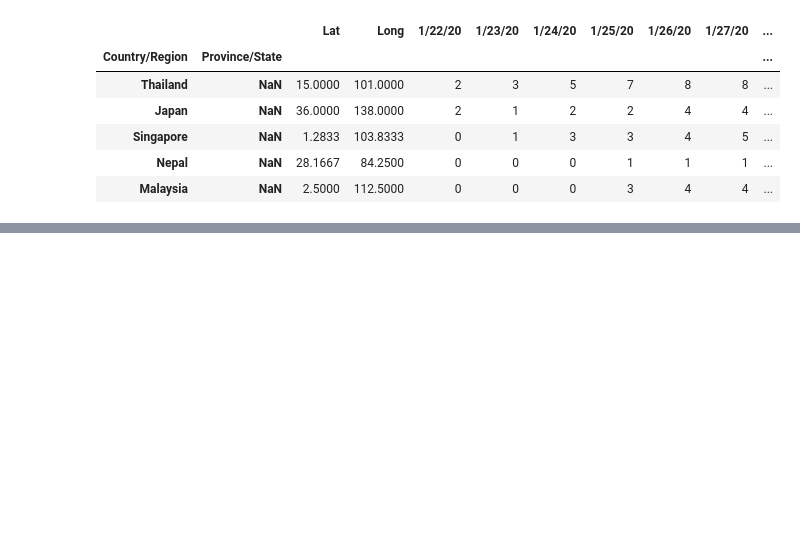
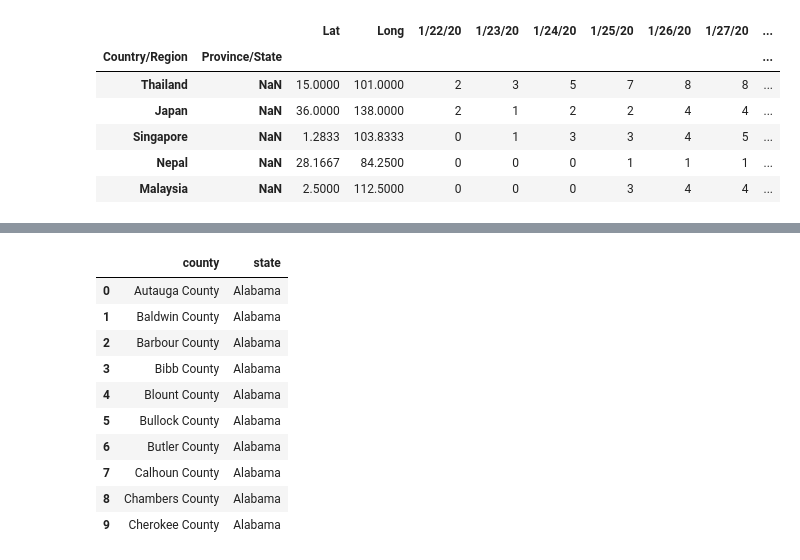
Before and after one commit to aiformankind/covid-19-hackathon, a Jupyter notebook: by_state_covid_analysis.ipynb, the cells around one changed output, grey strips where cells are left out. Drawn from its saved outputs; the diff is of its cells as text; code cells hidden in the pictures; blank space fills up the shorter version.

```diff
--- a/by_state_covid_analysis.ipynb
+++ b/by_state_covid_analysis.ipynb
@@ -87,0 +169,27 @@ us_timeseries.head(5)
+# %%
+county_df = pd.read_csv('united-states-counties.csv', header=None, names=['county', 'state'])
+
+#county_df = county_df.set_index('state')
+county_df.loc[county_df['state'].isin(['California', 'Arizona'])]
+county_df.head(10)
+#raw_data = {'name': ['Willard Morris', 'Al Jennings', 'Omar Mullins', 'Spencer McDaniel'],
+#'age': [20, 19, 22, 21],
+#'favorite_color': ['blue', 'blue', 'yellow', "green"],
+#'grade': [88, 92, 95, 70]}
+#df = pd.DataFrame(raw_data)
+#df.head()
+#df.loc[df['favorite_color'] == 'blue']
+#county_df.loc[df['state']=='Alabama']
+#county_df.head(5)
+# %% [output]
+|  | county | state |
+| 0 | Autauga County | Alabama |
+| 1 | Baldwin County | Alabama |
+| 2 | Barbour County | Alabama |
+| 3 | Bibb County | Alabama |
+| 4 | Blount County | Alabama |
+| 5 | Bullock County | Alabama |
+| 6 | Butler County | Alabama |
+| 7 | Calhoun County | Alabama |
+| 8 | Chambers County | Alabama |
+| 9 | Cherokee County | Alabama |
```
Also changed, not shown: parts of 11 cells of this notebook.
